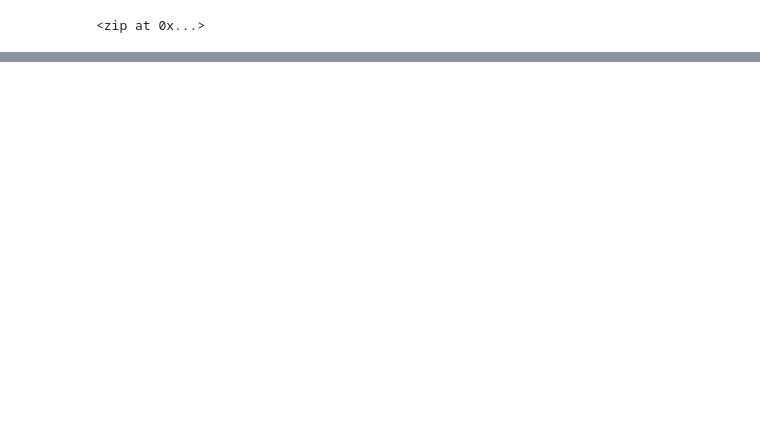
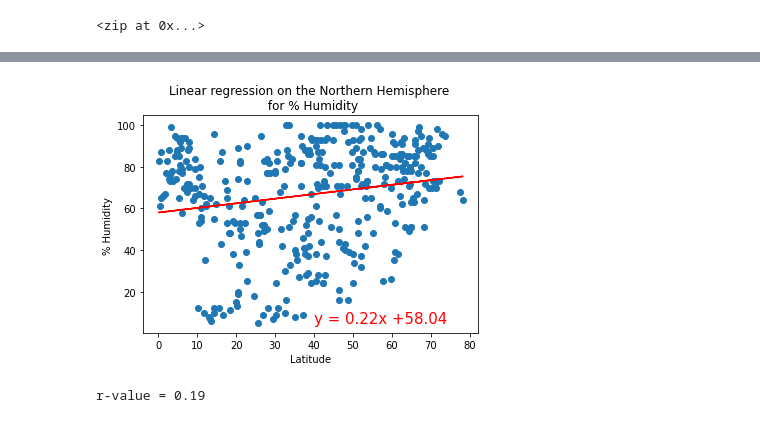
Before and after one commit to reza-ya57/World_Weather_Analysis, a Jupyter notebook: weatherPy.ipynb, the cells around one changed output, grey strips where cells are left out. Saved outputs shown, nothing was run; the diff lists cells and outputs as text; code cells hidden in the pictures; blank space fills up the shorter version.

```diff
--- a/weatherPy.ipynb
+++ b/weatherPy.ipynb
@@ -245,0 +331,7 @@ plt.show()
+# %%
+x_values = northern_hemi_df["Lat"]
+y_values_hum_n = northern_hemi_df["Humidity"]
+plot_linear_regression(x_values, y_values_hum_n, "Linear regression on the Northern Hemisphere \n for % Humidity", "% Humidity ", (40,5))
+# %% [output]
+[figure, added]
+r-value = 0.19
```
Also changed, not shown: parts of 22 cells of this notebook, 5 other files.
